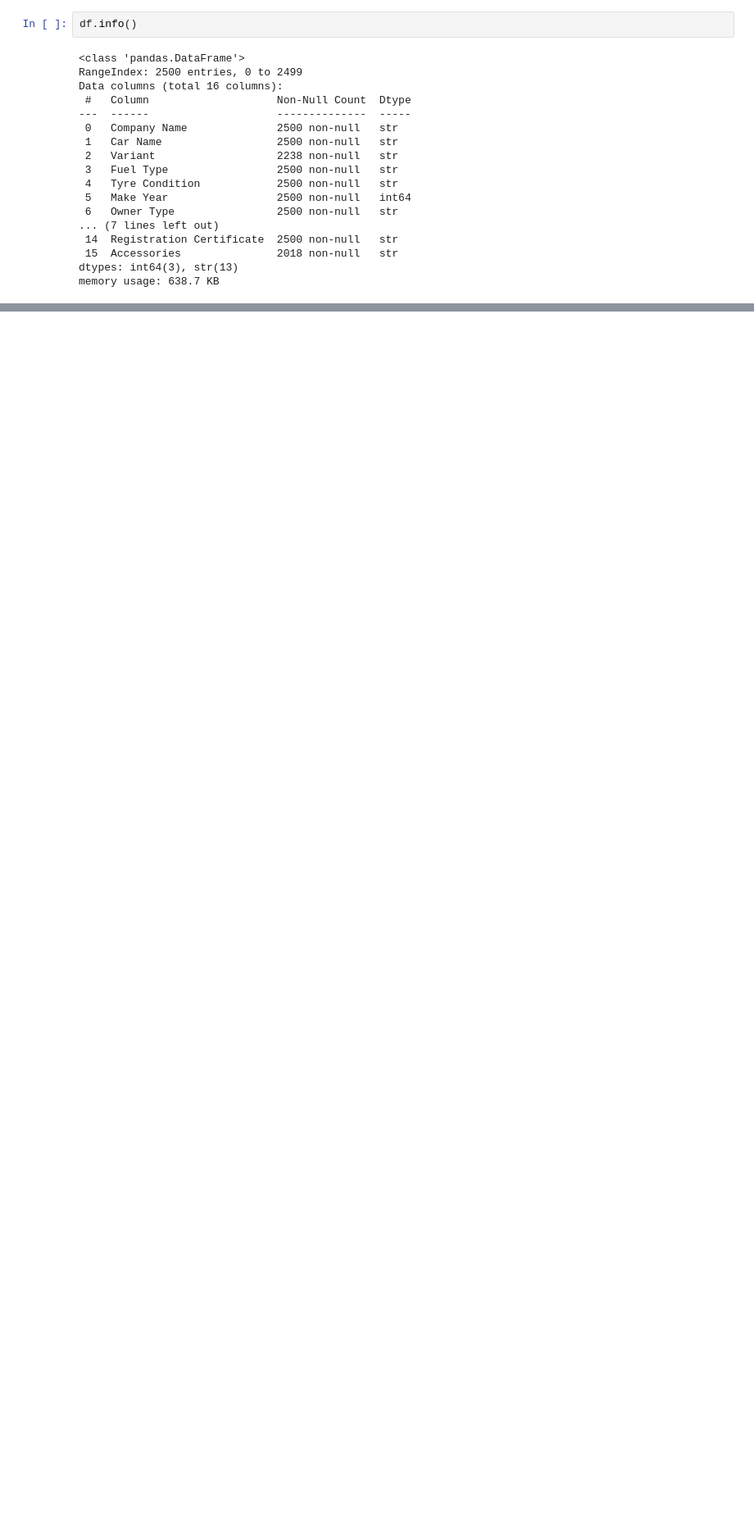
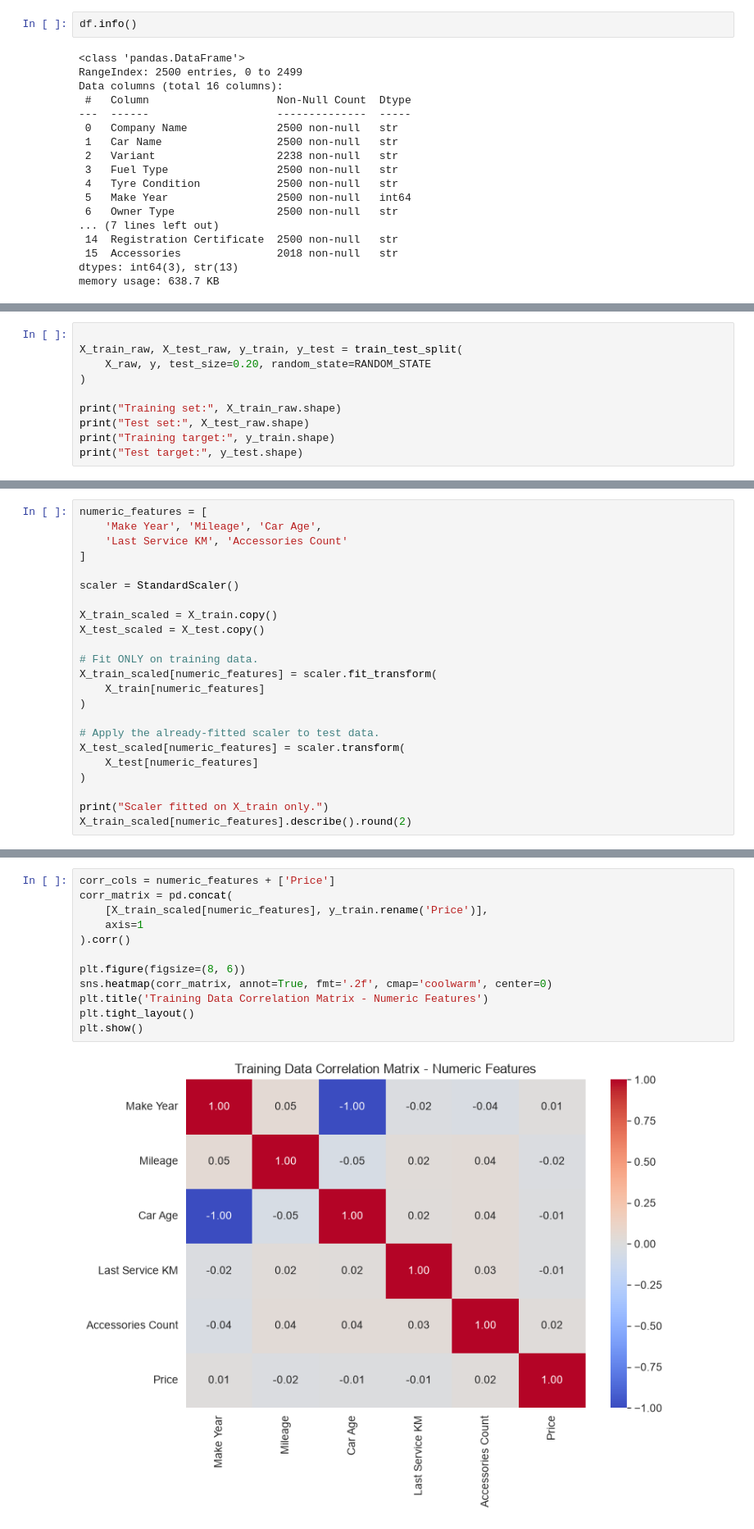
Before and after one commit to annettechege9-droid/machine-learning-advanced-week-i-project, a Jupyter notebook: week1.ipynb, the cells around one changed output, grey strips where cells are left out. Shown at 82% size. Drawn from its saved outputs; the diff is of its cells as text; blank space fills up the shorter version.

```diff
--- a/week1.ipynb
+++ b/week1.ipynb
@@ -453,0 +242,10 @@ Collect additional real-world features (e.g., location/region, number of previou
+# %%
+
+X_train_raw, X_test_raw, y_train, y_test = train_test_split(
+    X_raw, y, test_size=0.20, random_state=RANDOM_STATE
+)
+
+print("Training set:", X_train_raw.shape)
+print("Test set:", X_test_raw.shape)
+print("Training target:", y_train.shape)
+print("Test target:", y_test.shape)
@@ -453,0 +300,23 @@ Collect additional real-world features (e.g., location/region, number of previou
+# %%
+numeric_features = [
+    'Make Year', 'Mileage', 'Car Age',
+    'Last Service KM', 'Accessories Count'
+]
+
+scaler = StandardScaler()
+
+X_train_scaled = X_train.copy()
+X_test_scaled = X_test.copy()
+
+# Fit ONLY on training data.
+X_train_scaled[numeric_features] = scaler.fit_transform(
+    X_train[numeric_features]
+)
+
+# Apply the already-fitted scaler to test data.
+X_test_scaled[numeric_features] = scaler.transform(
+    X_test[numeric_features]
+)
+
+print("Scaler fitted on X_train only.")
+X_train_scaled[numeric_features].describe().round(2)
@@ -453,0 +336,14 @@ Collect additional real-world features (e.g., location/region, number of previou
+# %%
+corr_cols = numeric_features + ['Price']
+corr_matrix = pd.concat(
+    [X_train_scaled[numeric_features], y_train.rename('Price')],
+    axis=1
+).corr()
+
+plt.figure(figsize=(8, 6))
+sns.heatmap(corr_matrix, annot=True, fmt='.2f', cmap='coolwarm', center=0)
+plt.title('Training Data Correlation Matrix - Numeric Features')
+plt.tight_layout()
+plt.show()
+# %% [output]
+[figure, added]
```
Also changed, not shown: parts of 76 cells of this notebook.
